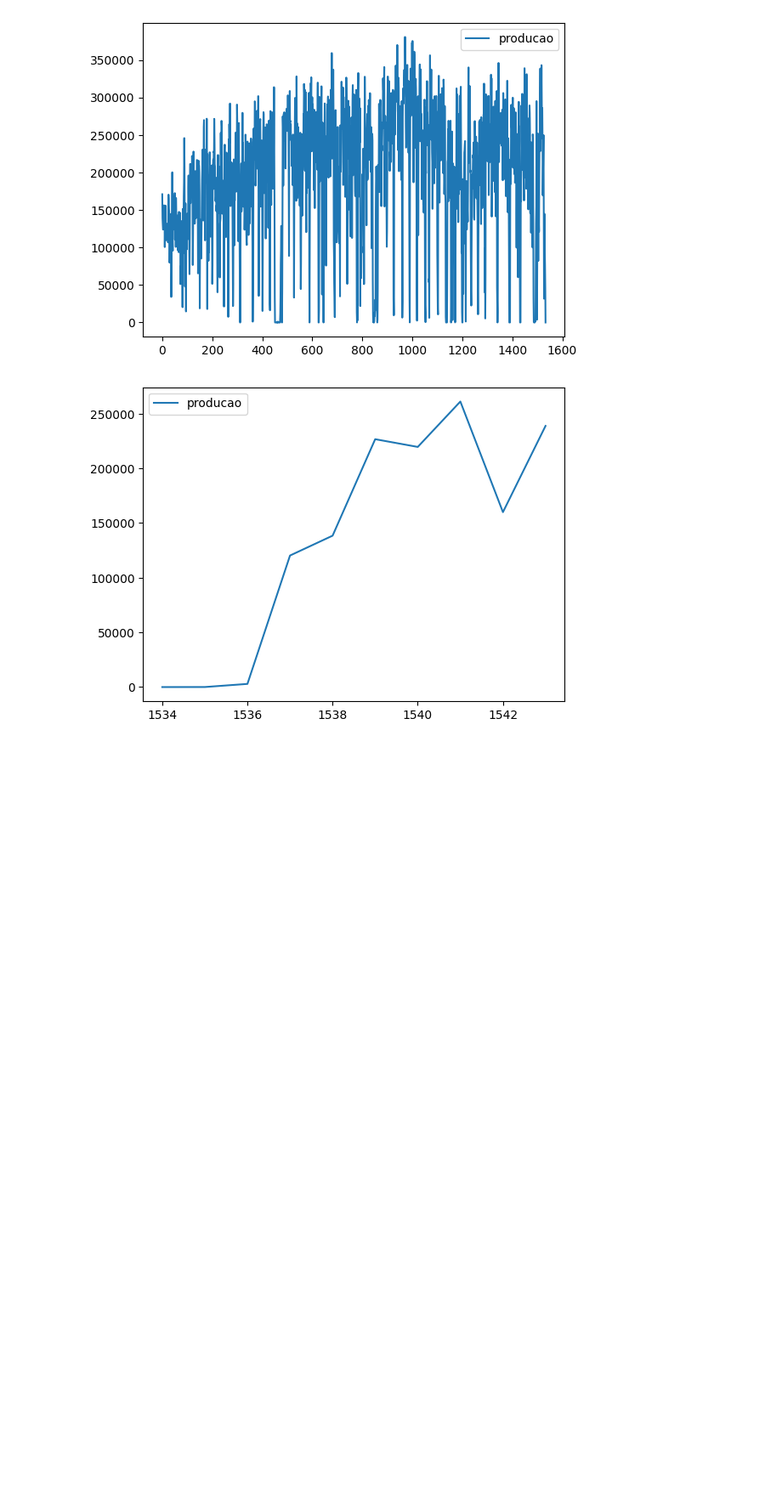
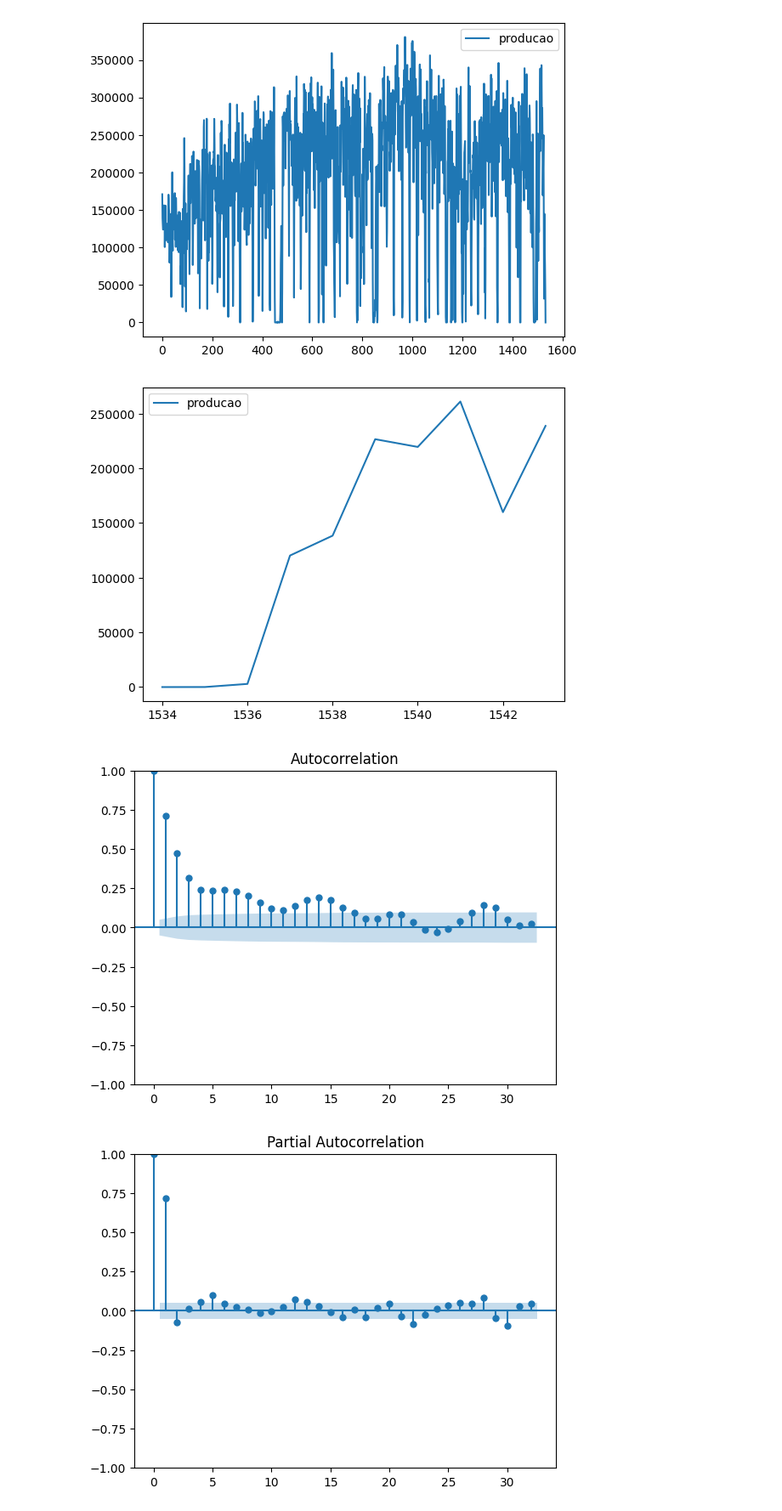
Before and after one commit to leonardovenan/oreForecast, a Jupyter notebook: dailyForecast.ipynb, the cells around one changed output. Shown at 85% size. Cells and saved outputs as stored; diff of their text form; code cells hidden in the pictures; blank space fills up the shorter version.

Commit message:
Aviação de remoção de valores nulos e gráficos de correção e autocorrelação

```diff
--- a/dailyForecast.ipynb
+++ b/dailyForecast.ipynb
@@ -17,6 +17,9 @@ df.head()
 # %%
 #drop de colunas sem utilidade
 print(df.columns)
+df['producao'] = pd.to_numeric(df['producao'])
+#os dados nulos não podem ser desconsiderados -> apenas execução de testes
+df.drop(df[df['producao'] == 0].index, inplace=True)
 df.drop('Unnamed: 5', axis=1, inplace=True)
 df.drop('Unnamed: 6', axis=1, inplace=True)
 df.drop('Unnamed: 7', axis=1, inplace=True)
@@ -27,6 +30,7 @@ df.drop('mes', axis=1, inplace=True)
 # df['dia'] = pd.to_datetime(df['dia'])
 df.drop('dia', axis=1, inplace=True)
 #os dados nulos não podem ser desconsiderados
+df.dropna(inplace=True)
 print(df.columns)
 
 df.plot()
@@ -49,3 +53,10 @@ df_test.plot()
 <AxesSubplot: >
 [figure]
 [figure]
+# %%
+from statsmodels.graphics.tsaplots import plot_acf, plot_pacf
+acf_original = plot_acf(df_train)
+pacf_original = plot_pacf(df_train)
+# %% [output]
+[figure, added]
+[figure, added]
```
